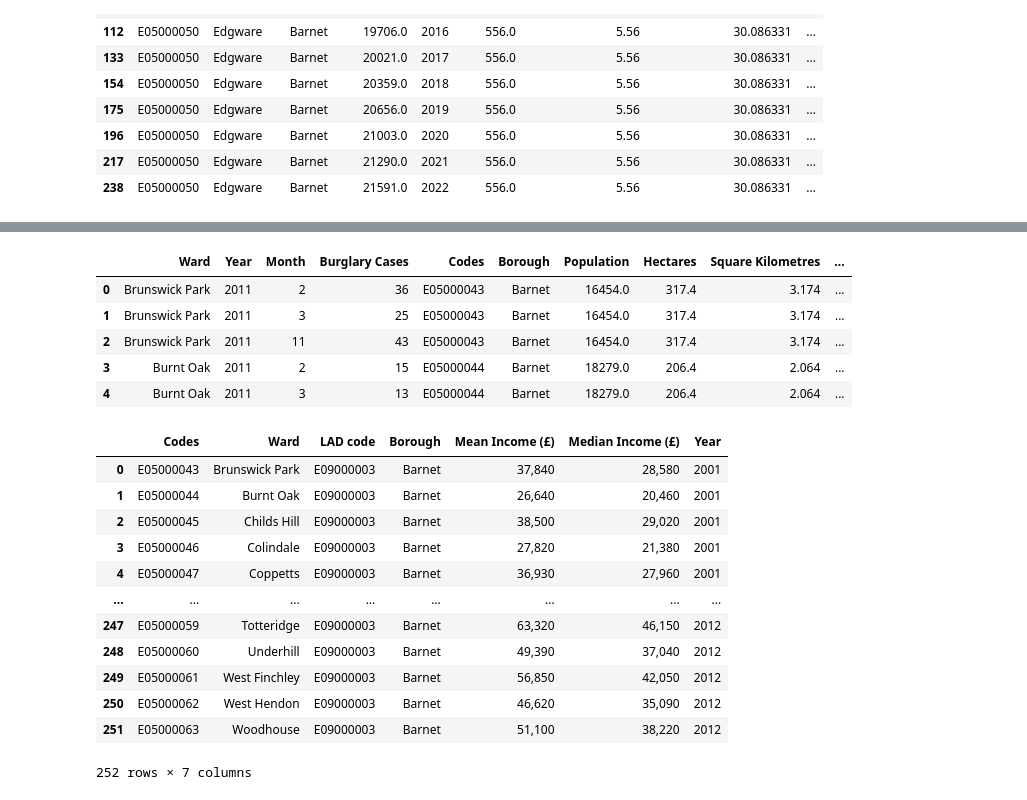
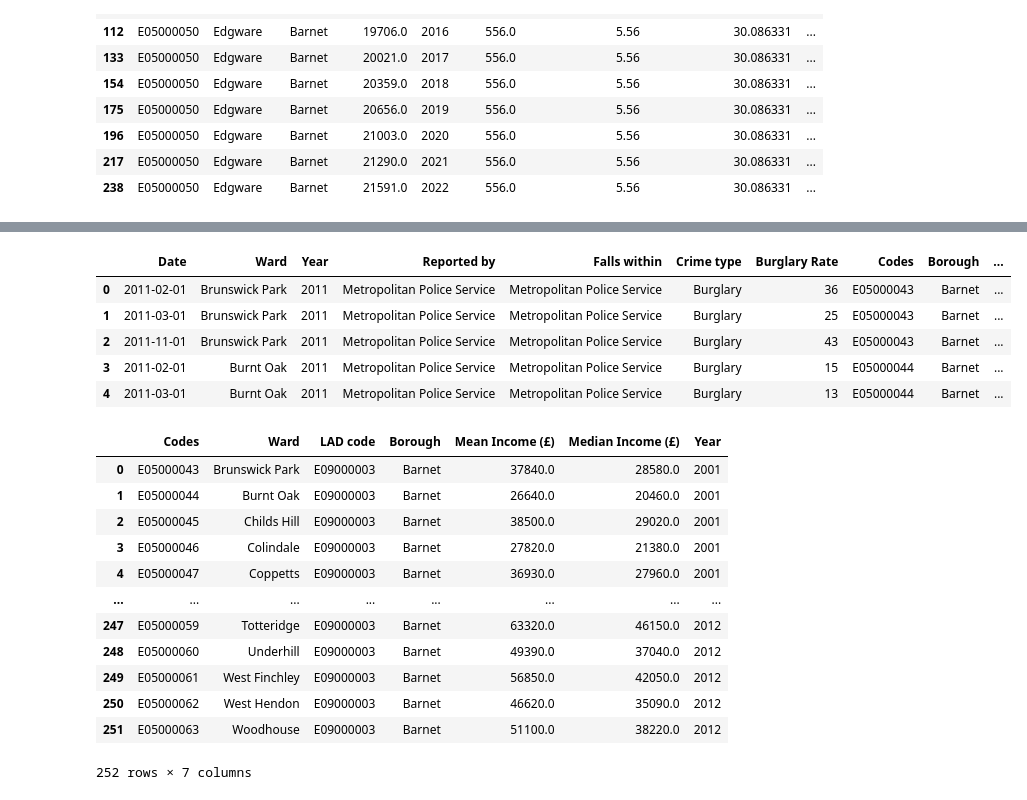
Before and after one commit to isavgt/JBG050-group11, a Jupyter notebook: datasetsexploration.ipynb, the cells around one changed output, grey strips where cells are left out. Cells and saved outputs as stored; diff of their text form; code cells hidden in the pictures.

Commit message:
added pcp plot and update the merged df.

```diff
--- a/datasetsexploration.ipynb
+++ b/datasetsexploration.ipynb
@@ -449,18 +449,17 @@ fig_ward.update_layout(hovermode="x unified")
 
 fig_ward.show()
 # %%
-df2 = pd.merge(crime_ward_df_grouped, population_ward_df, how='inner', on=['Year', 'Ward'])
-df2 = df2.rename(columns={"Crime type":"Burglary Cases"})
+df2 = pd.merge(crime_ward_df.groupby(['Date', 'Ward', 'Year', 'Reported by', 'Falls within', 'Crime type']).size().reset_index(name='Burglary Rate'), population_ward_df, how='inner', on=['Year', 'Ward'])
 
 df3 = pd.merge(df2, dfwf, how='inner', on='Year')
 df3.head()
 # %% [output]
-|  | Ward | Year | Month | Burglary Cases | Codes | Borough | Population | Hectares | Square Kilometres | ... |
-| 0 | Brunswick Park | 2011 | 2 | 36 | E05000043 | Barnet | 16454.0 | 317.4 | 3.174 | ... |
-| 1 | Brunswick Park | 2011 | 3 | 25 | E05000043 | Barnet | 16454.0 | 317.4 | 3.174 | ... |
-| 2 | Brunswick Park | 2011 | 11 | 43 | E05000043 | Barnet | 16454.0 | 317.4 | 3.174 | ... |
-| 3 | Burnt Oak | 2011 | 2 | 15 | E05000044 | Barnet | 18279.0 | 206.4 | 2.064 | ... |
-| 4 | Burnt Oak | 2011 | 3 | 13 | E05000044 | Barnet | 18279.0 | 206.4 | 2.064 | ... |
+|  | Date | Ward | Year | Reported by | Falls within | Crime type | Burglary Rate | Codes | Borough | ... |
+| 0 | 2011-02-01 | Brunswick Park | 2011 | Metropolitan Police Service | Metropolitan Police Service | Burglary | 36 | E05000043 | Barnet | ... |
+| 1 | 2011-03-01 | Brunswick Park | 2011 | Metropolitan Police Service | Metropolitan Police Service | Burglary | 25 | E05000043 | Barnet | ... |
+| 2 | 2011-11-01 | Brunswick Park | 2011 | Metropolitan Police Service | Metropolitan Police Service | Burglary | 43 | E05000043 | Barnet | ... |
+| 3 | 2011-02-01 | Burnt Oak | 2011 | Metropolitan Police Service | Metropolitan Police Service | Burglary | 15 | E05000044 | Barnet | ... |
+| 4 | 2011-03-01 | Burnt Oak | 2011 | Metropolitan Police Service | Metropolitan Police Service | Burglary | 13 | E05000044 | Barnet | ... |
 # %%
 income_ward_df = pd.read_csv(r'.\\Datasets\\Population\\modelled-household-income-estimates-wards.csv', encoding='latin1')
 income_ward_df = income_ward_df.loc[(income_ward_df['Borough']=='Barnet')]
@@ -472,8 +471,7 @@ temp_df = income_ward_df[income_ward_df['Date'].str.contains("Median")]
 temp_df = temp_df.rename(columns={'Mean Income (£)':'Median Income (£)'})
 income_ward_df = income_ward_df[income_ward_df['Date'].str.contains("Mean")]
 income_ward_df = pd.concat([income_ward_df.reset_index(drop=True), temp_df[['Median Income (£)']].reset_index(drop=True)], axis=1)
-income_ward_df["Mean Income (£)"] = income_ward_df["Mean Income (£)"].str.replace("£", "")
-income_ward_df["Median Income (£)"] = income_ward_df["Median Income (£)"].str.replace("£", "")
+income_ward_df[income_ward_df.columns[5:]] = income_ward_df[income_ward_df.columns[5:]].replace('[\£,]', '', regex=True).astype(float)
 income_ward_df['Year'] = income_ward_df.Date.str[5:9]
 income_ward_df = income_ward_df.drop(['Date'], axis=1)
 income_ward_df['Year']  = income_ward_df['Year'].astype('Int64')
@@ -481,15 +479,15 @@ income_ward_df = income_ward_df.rename({'Code' : 'Codes', 'Ward name' : 'Ward'},
 income_ward_df
 # %% [output]
 |  | Codes | Ward | LAD code | Borough | Mean Income (£) | Median Income (£) | Year |
-| 0 | E05000043 | Brunswick Park | E09000003 | Barnet | 37,840 | 28,580 | 2001 |
-| 1 | E05000044 | Burnt Oak | E09000003 | Barnet | 26,640 | 20,460 | 2001 |
-| 2 | E05000045 | Childs Hill | E09000003 | Barnet | 38,500 | 29,020 | 2001 |
-| 3 | E05000046 | Colindale | E09000003 | Barnet | 27,820 | 21,380 | 2001 |
-| 4 | E05000047 | Coppetts | E09000003 | Barnet | 36,930 | 27,960 | 2001 |
+| 0 | E05000043 | Brunswick Park | E09000003 | Barnet | 37840.0 | 28580.0 | 2001 |
+| 1 | E05000044 | Burnt Oak | E09000003 | Barnet | 26640.0 | 20460.0 | 2001 |
+| 2 | E05000045 | Childs Hill | E09000003 | Barnet | 38500.0 | 29020.0 | 2001 |
+| 3 | E05000046 | Colindale | E09000003 | Barnet | 27820.0 | 21380.0 | 2001 |
+| 4 | E05000047 | Coppetts | E09000003 | Barnet | 36930.0 | 27960.0 | 2001 |
 | ... | ... | ... | ... | ... | ... | ... | ... |
-| 247 | E05000059 | Totteridge | E09000003 | Barnet | 63,320 | 46,150 | 2012 |
-| 248 | E05000060 | Underhill | E09000003 | Barnet | 49,390 | 37,040 | 2012 |
-| 249 | E05000061 | West Finchley | E09000003 | Barnet | 56,850 | 42,050 | 2012 |
-| 250 | E05000062 | West Hendon | E09000003 | Barnet | 46,620 | 35,090 | 2012 |
-| 251 | E05000063 | Woodhouse | E09000003 | Barnet | 51,100 | 38,220 | 2012 |
+| 247 | E05000059 | Totteridge | E09000003 | Barnet | 63320.0 | 46150.0 | 2012 |
+| 248 | E05000060 | Underhill | E09000003 | Barnet | 49390.0 | 37040.0 | 2012 |
+| 249 | E05000061 | West Finchley | E09000003 | Barnet | 56850.0 | 42050.0 | 2012 |
+| 250 | E05000062 | West Hendon | E09000003 | Barnet | 46620.0 | 35090.0 | 2012 |
+| 251 | E05000063 | Woodhouse | E09000003 | Barnet | 51100.0 | 38220.0 | 2012 |
 252 rows × 7 columns
```
Also changed, not shown: parts of 7 cells of this notebook, 1 other file.
